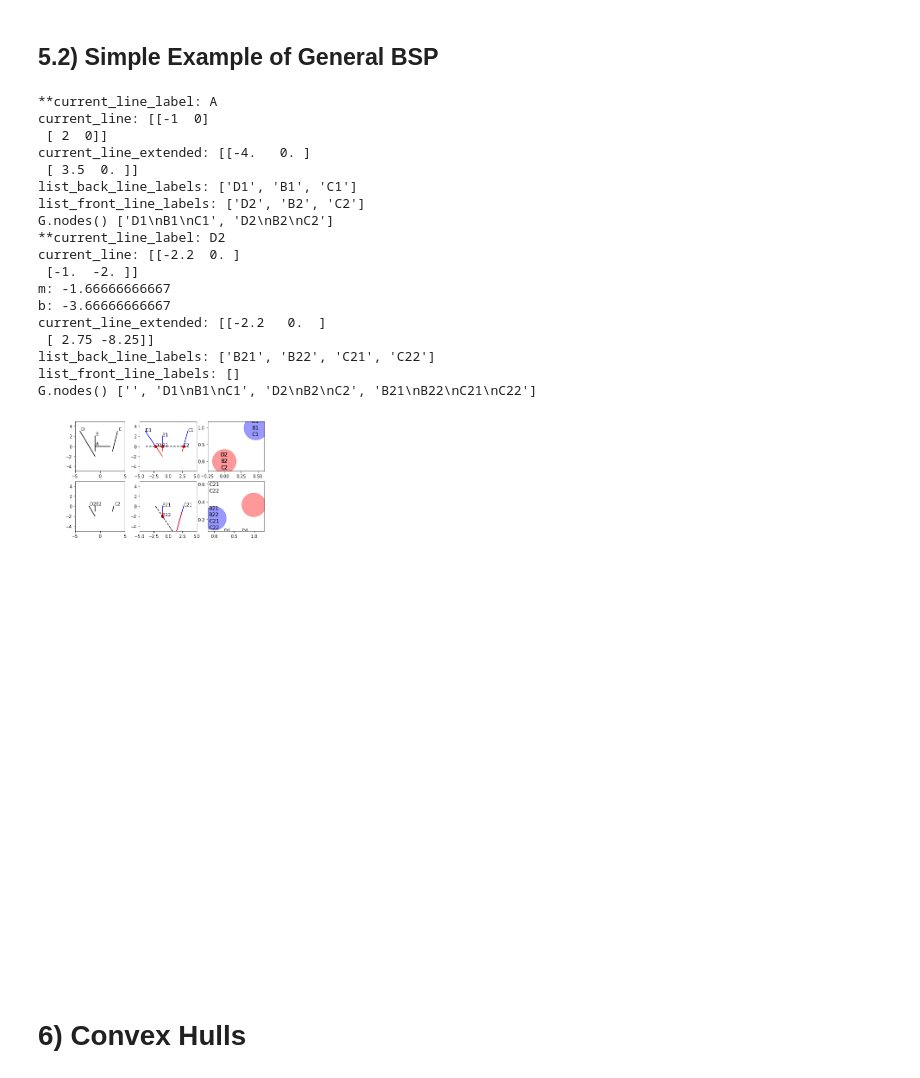
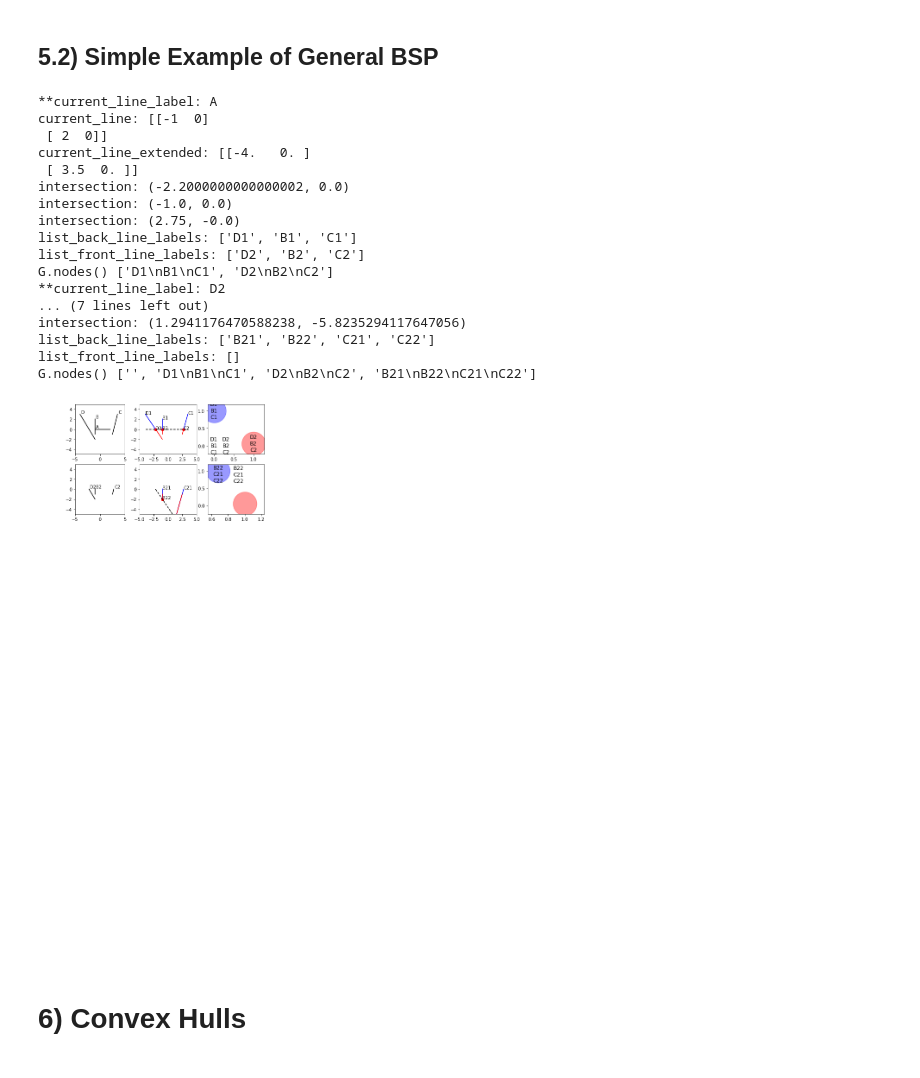
Before and after one commit to tylerjereddy/pycon-2017, a Jupyter notebook: mastering_scipy_spatial.ipynb, the cells around one changed output. Saved outputs shown, nothing was run; the diff lists cells and outputs as text; code cells hidden in the pictures.

Commit message:
Continued efforts on BSP example -- still needs plenty of work.

```diff
--- a/mastering_scipy_spatial.ipynb
+++ b/mastering_scipy_spatial.ipynb
@@ -680,7 +680,27 @@ def recursive_BSP(list_lines, line_labels, current_node_index=2, fig=fig, curr_p
             continue
         else:
             intersection = line_intersection(line, current_line)
-            #print('intersection:', intersection)
+
+            # the intersection criterion also needs to check for segment overlap
+            # with line
+            line_x_min = line[...,0].min()
+            line_x_max = line[...,0].max()
+            line_y_min = line[...,1].min()
+            line_y_max = line[...,1].max()
+            if (line_x_max >= current_line_extended[...,0].min() and line_x_max <= current_line_extended[...,0].max()):
+                pass
+            else:
+                print('no domain overlap x')
+                continue
+
+            if line_y_max >= current_line_extended[...,1].min():
+                pass
+            else:
+                print('no domain overlap y')
+                continue
+
+
+            print('intersection:', intersection)
             ax.scatter(intersection[0], intersection[1], c='red')
             new_segment_1 = np.array([line[0],intersection])
             new_segment_2 = np.array([intersection,line[1]])
@@ -752,40 +772,39 @@ def recursive_BSP(list_lines, line_labels, current_node_index=2, fig=fig, curr_p
                          ax=ax,
                          nodelist=[node_labels],
                          node_size=3000,
                          node_color=color,
                          alpha=0.4)
 
     print('list_back_line_labels:', list_back_line_labels)
     print('list_front_line_labels:', list_front_line_labels)
     print('G.nodes()', G.nodes())
     curr_plot += 1
     return list_front_line_labels, list_front_lines, curr_plot
 
 list_front_line_labels, list_front_lines, curr_plot = recursive_BSP(list_lines, line_labels)
 list_front_line_labels, list_front_lines, curr_plot = recursive_BSP(list_lines=list_front_lines,
                                                                     line_labels=list_front_line_labels,
                                                                     current_node_index=0,
                                                                     curr_plot=curr_plot)
 # %% [output]
 **current_line_label: A
 current_line: [[-1  0]
  [ 2  0]]
 current_line_extended: [[-4.   0. ]
  [ 3.5  0. ]]
+intersection: (-2.2000000000000002, 0.0)
+intersection: (-1.0, 0.0)
+intersection: (2.75, -0.0)
 list_back_line_labels: ['D1', 'B1', 'C1']
 list_front_line_labels: ['D2', 'B2', 'C2']
 G.nodes() ['D1\nB1\nC1', 'D2\nB2\nC2']
 **current_line_label: D2
-current_line: [[-2.2  0. ]
- [-1.  -2. ]]
-m: -1.66666666667
-b: -3.66666666667
-current_line_extended: [[-2.2   0.  ]
- [ 2.75 -8.25]]
+... (7 lines left out)
+intersection: (1.2941176470588238, -5.8235294117647056)
 list_back_line_labels: ['B21', 'B22', 'C21', 'C22']
 list_front_line_labels: []
 G.nodes() ['', 'D1\nB1\nC1', 'D2\nB2\nC2', 'B21\nB22\nC21\nC22']
-[figure, old version]
+[figure, new version]
 # %% [markdown]
 # 6) Convex Hulls
 # %% [markdown]
```
